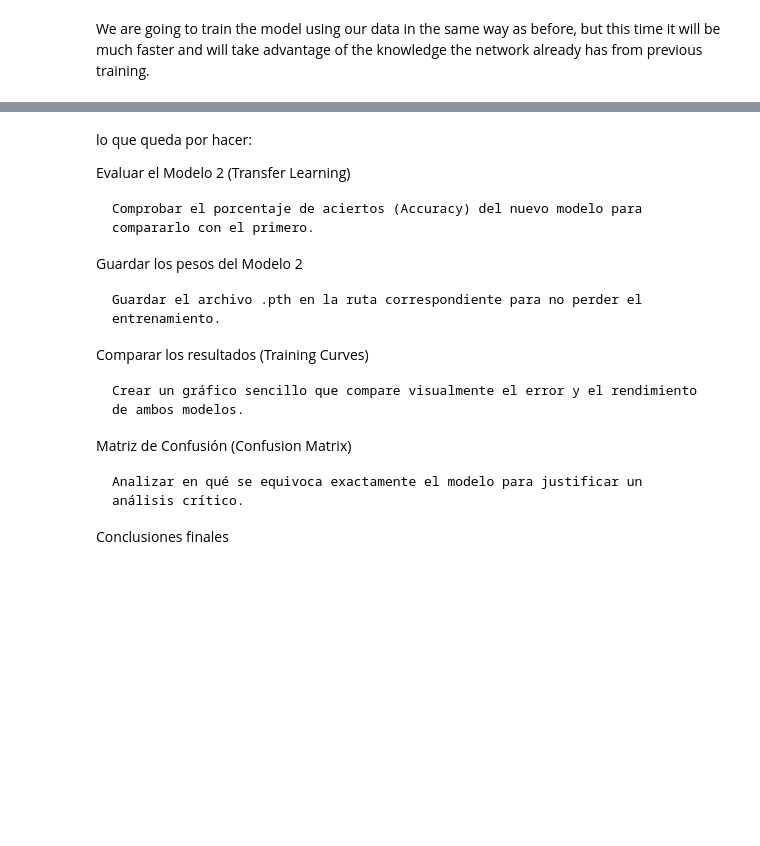
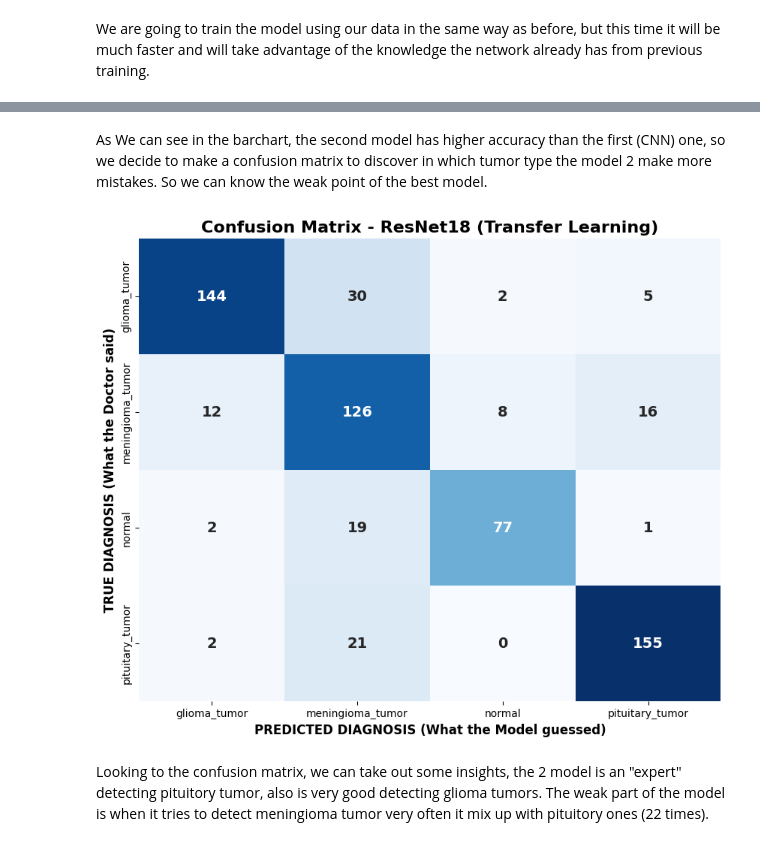
Before and after one commit to IkerMorrondo/deepLearning, a Jupyter notebook: 2assign/2assign.ipynb, the cells around one changed output, grey strips where cells are left out. Cells and saved outputs as stored; diff of their text form; code cells hidden in the pictures; blank space fills up the shorter version.

Commit message:
final part

```diff
--- a/2assign/2assign.ipynb
+++ b/2assign/2assign.ipynb
@@ -465,20 +551,45 @@ Transfer Learning training completed!
+# %% [markdown]
+As We can see in the barchart, the second model has higher accuracy than the first (CNN) one, so we decide to make a confusion matrix to discover in which tumor type the model 2 make more mistakes. So we can know the weak point of the best model.
+# %%
+from sklearn.metrics import confusion_matrix
+import seaborn as sns
+
+
+# --- Confusion Matrix for Critical Analysis (ResNet18) ---
+
+model_transfer.eval()
+all_preds = []
+all_true = []
+
+# Gather all predictions and true labels from the test set
+with torch.no_grad():
+    for images, labels in test_loader:
+        images = images.to(device)
+        labels = labels.to(device)
+
+        outputs = model_transfer(images)
+        _, predicted = torch.max(outputs, 1)
+
+        # Save them in lists (moving them back to CPU first)
+        all_preds.extend(predicted.cpu().numpy())
+        all_true.extend(labels.cpu().numpy())
+
+# Calculate the Confusion Matrix
+cm = confusion_matrix(all_true, all_preds)
+class_names = full_dataset.classes
+
+# Plot the Matrix using Seaborn
+plt.figure(figsize=(10, 8))
+sns.heatmap(cm, annot=True, fmt='d', cmap='Blues',
+            xticklabels=class_names, yticklabels=class_names,
+            cbar=False, annot_kws={"size": 14, "weight": "bold"})
+
+plt.xlabel('PREDICTED DIAGNOSIS (What the Model guessed)', fontweight='bold', fontsize=12)
+plt.ylabel('TRUE DIAGNOSIS (What the Doctor said)', fontweight='bold', fontsize=12)
+plt.title('Confusion Matrix - ResNet18 (Transfer Learning)', fontweight='bold', fontsize=16)
+
+plt.show()
+# %% [output]
+[figure, added]
 # %% [markdown]
-lo que queda por hacer:
-
-Evaluar el Modelo 2 (Transfer Learning)
-
-    Comprobar el porcentaje de aciertos (Accuracy) del nuevo modelo para compararlo con el primero.
-
-Guardar los pesos del Modelo 2
-
-    Guardar el archivo .pth en la ruta correspondiente para no perder el entrenamiento.
-
-Comparar los resultados (Training Curves)
-
-    Crear un gráfico sencillo que compare visualmente el error y el rendimiento de ambos modelos.
-
-Matriz de Confusión (Confusion Matrix)
-
-    Analizar en qué se equivoca exactamente el modelo para justificar un análisis crítico.
-
-Conclusiones finales
+Looking to the confusion matrix, we can take out some insights, the 2 model is an "expert" detecting pituitory tumor, also is very good detecting glioma tumors. The weak part of the model is when it tries to detect meningioma tumor very often it mix up with pituitory ones (22 times).
```
Also changed, not shown: parts of 11 cells of this notebook.
